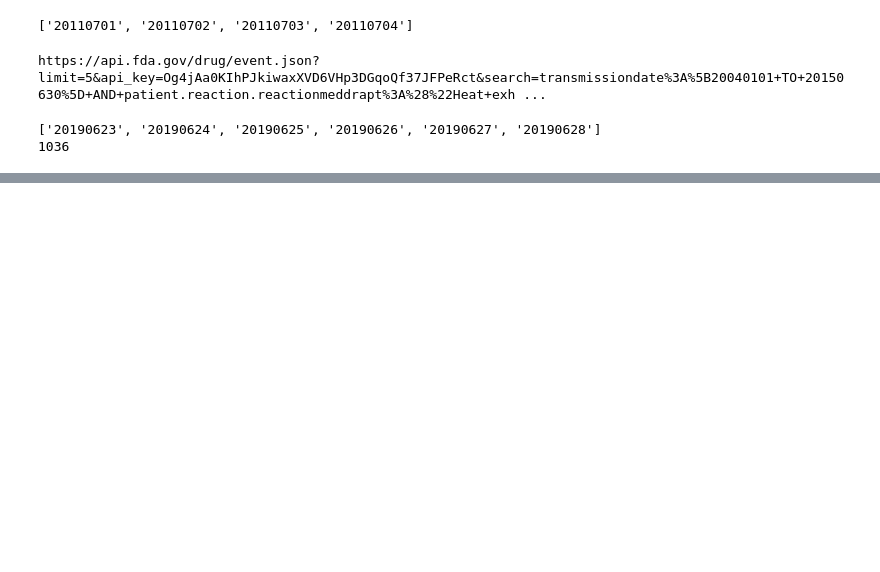
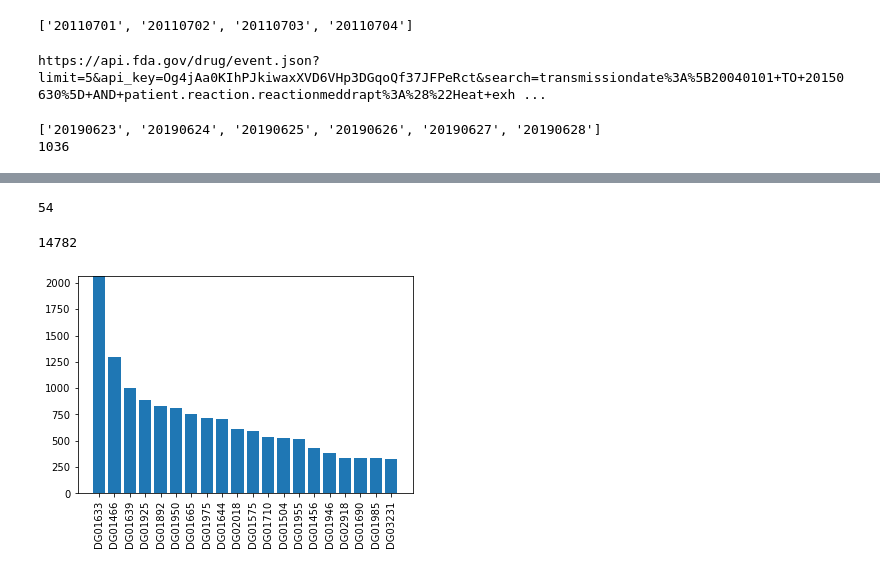
Before and after one commit to Will-Lounsbery-Scaife/Symbolic-Methods-FAERS-Project, a Jupyter notebook: FAERS_request.ipynb, the cells around one changed output, grey strips where cells are left out. Saved outputs shown, nothing was run; the diff lists cells and outputs as text; code cells hidden in the pictures; blank space fills up the shorter version.

```diff
--- a/FAERS_request.ipynb
+++ b/FAERS_request.ipynb
@@ -400,6 +400,7 @@ if FAERS_std == 1:
 # %%
 KEGG_find_base = 'https://rest.kegg.jp/find/drug/'
 KEGG_get_base = 'https://rest.kegg.jp/get/'
+
 
 poss1 = 0
 # function to generate the appropriate URLs for KEGG API queries
@@ -445,20 +446,19 @@ def KEGG_find_query(drug_string):
     for found_entry in b:
         if found_entry[1].lower().startswith(drug_string.lower()):
             d_number = found_entry[0].split(":")[1]
-            #print("case3")
-            if poss1 == 0:
-                #print("chose", [find_url, KEGG_get_base + b[0][0], d_number], "over", poss1 )
-                return [find_url, KEGG_get_base + b[0][0], d_number]
-            else:
-                return poss1
+            x = [find_url, KEGG_get_base + b[0][0], d_number]
+            #print("case3", d_number)
+            return x
     #for found_entry in b:
     # otherwise, just store first entry
     #if poss1: return poss1
     #print("otherwise", drug_string, b[0][0].split(":")[1])
+    if poss1 != 0: return poss1
     return [find_url, KEGG_get_base + b[0][0], b[0][0].split(":")[1]]
 
 #print(KEGG_find_query('potassium citrate'))
 #print(KEGG_find_query('estriol'))
+#print(KEGG_find_query('carbidopa'))
 # %%
 # send get request to Kegg and store drug targets, pathway, and class
 def KEGG_get_query(get_URL):
@@ -817,0 +914,26 @@ results_obj0.write(str(results_dict1))
+# %%
+no_kegg = 0
+for pid in results_dict1:
+    for drug in results_dict1[pid]['drugs']:
+        if drug['KEGG'] == None:
+            no_kegg += 1
+
+print(no_kegg)
+# %% [output]
+54
+# %%
+write_obj0 = open('resdict.txt', 'w')
+write_obj0.close()
+results_obj0 = open('resdict.txt', 'a')
+results_obj0.write(str(results_dict1))
+
+
+write_obj1 = open('KEGG_info.txt', 'w')
+write_obj1.close()
+K_obj1 = open('KEGG_info.txt', 'a')
+K_obj1.write("targets:\n"+ str(len(tg_ct)) + "\n" + str(tg_ct) + "\n\n\n")
+K_obj1.write("classes:\n"+ str(len(class_ct)) + "\n" + str(class_ct) + "\n\n\n")
+K_obj1.write("pathways:\n"+ str(len(pathways_ct)) + "\n" + str(pathways_ct) + "\n\n\n")
+K_obj1.write("drugs:\n"+ str(len(d_ct)) + "\n" + str(d_ct) + "\n\n\n")
+# %% [output]
+14782
@@ -817,0 +962,29 @@ results_obj0.write(str(results_dict1))
+# %%
+
+def plot_top(drug_groups, num):
+  # Sort the dictionary by values in descending order
+  sorted_groups = sorted(drug_groups.items(), key=lambda x: x[1], reverse=True)
+
+  # Get the keys and values from the dictionary
+  keys = [x[0] for x in sorted_groups]
+  values = [x[1] for x in sorted_groups]
+
+  # Only keep the top 20 values
+  keys = keys[:num]
+  values = values[:num]
+
+  # Set the x-axis labels and the y-axis range
+  plt.xticks(range(len(keys)), keys, rotation=90)
+  plt.ylim([0, max(values)])
+
+  # Add a bar for each drug group, with the height of the bar
+  # determined by the corresponding value in the dictionary
+  plt.bar(range(len(keys)), values)
+
+  # Show the plot
+  plt.show()
+
+
+plot_top(class_ct, 20)
+# %% [output]
+[figure, added]
```
Also changed, not shown: parts of 11 cells of this notebook, 3 other files.
